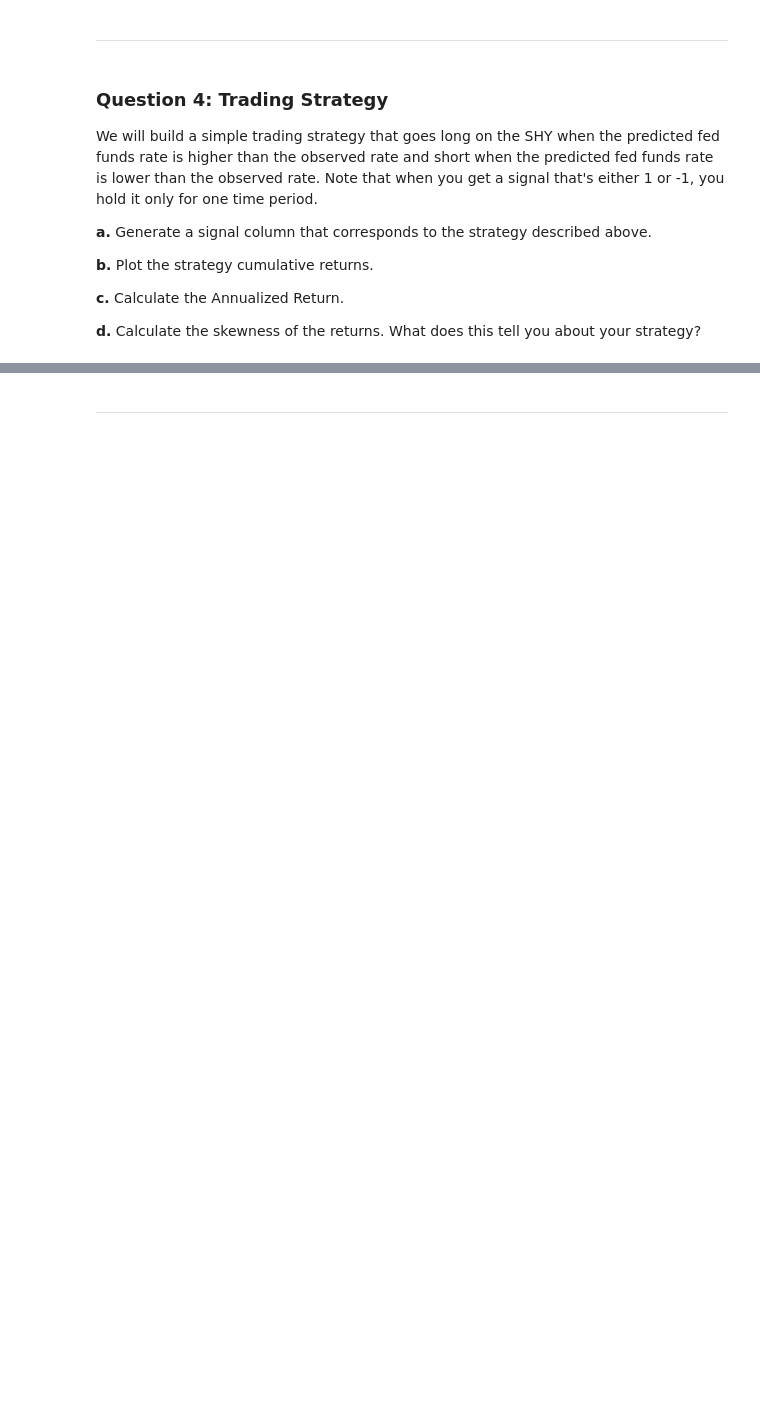
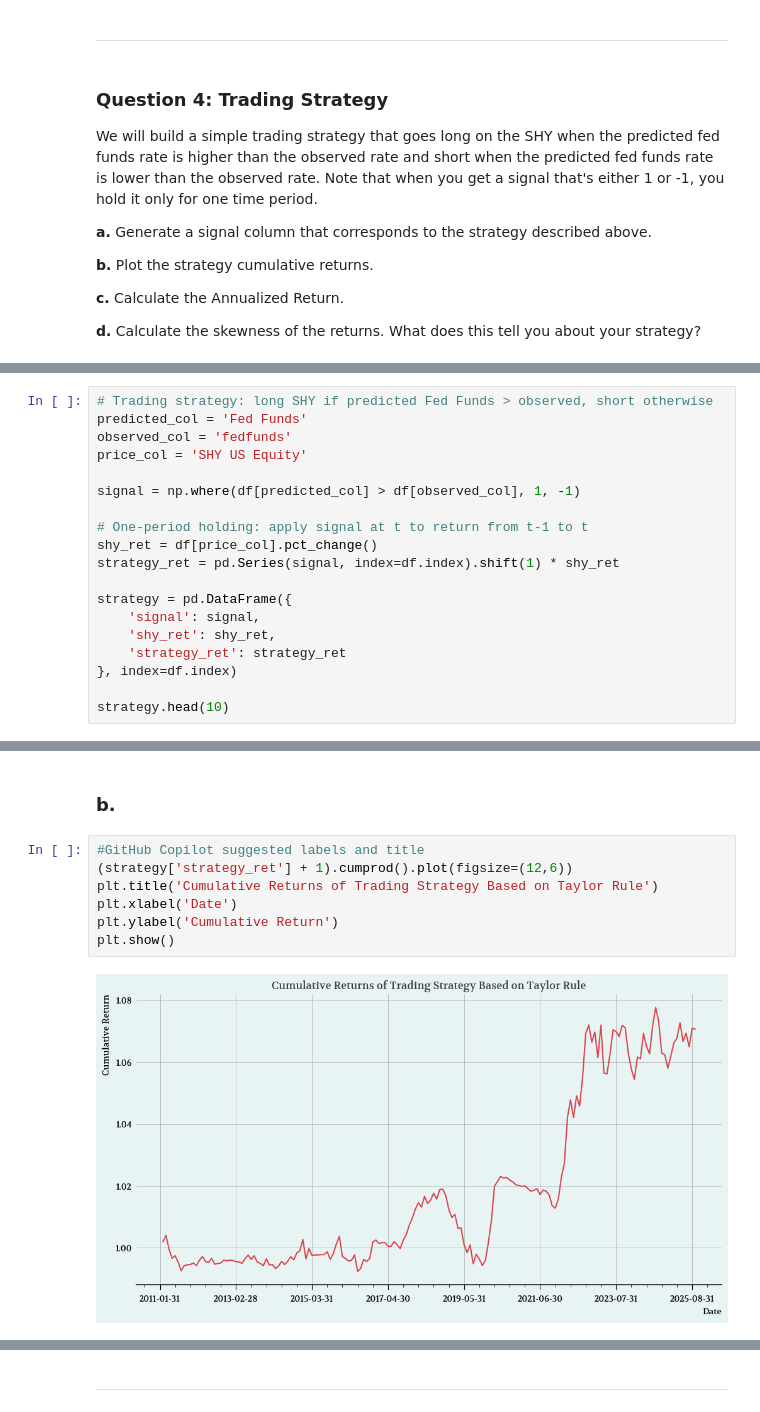
Before and after one commit to JWilliams2001-hub/forecasting_assigment2a, a Jupyter notebook: Econ 409 and 442B Assignment 2.ipynb, the cells around one changed output, grey strips where cells are left out. Drawn from its saved outputs; the diff is of its cells as text; blank space fills up the shorter version.

```diff
--- a/Econ 409 and 442B Assignment 2.ipynb
+++ b/Econ 409 and 442B Assignment 2.ipynb
@@ -285,0 +420,19 @@ We will build a simple trading strategy that goes long on the SHY when the predi
+# %%
+# Trading strategy: long SHY if predicted Fed Funds > observed, short otherwise
+predicted_col = 'Fed Funds'
+observed_col = 'fedfunds'
+price_col = 'SHY US Equity'
+
+signal = np.where(df[predicted_col] > df[observed_col], 1, -1)
+
+# One-period holding: apply signal at t to return from t-1 to t
+shy_ret = df[price_col].pct_change()
+strategy_ret = pd.Series(signal, index=df.index).shift(1) * shy_ret
+
+strategy = pd.DataFrame({
+    'signal': signal,
+    'shy_ret': shy_ret,
+    'strategy_ret': strategy_ret
+}, index=df.index)
+
+strategy.head(10)
@@ -285,0 +452,11 @@ We will build a simple trading strategy that goes long on the SHY when the predi
+# %% [markdown]
+### **b.**
+# %%
+#GitHub Copilot suggested labels and title
+(strategy['strategy_ret'] + 1).cumprod().plot(figsize=(12,6))
+plt.title('Cumulative Returns of Trading Strategy Based on Taylor Rule')
+plt.xlabel('Date')
+plt.ylabel('Cumulative Return')
+plt.show()
+# %% [output]
+[figure, added]
```
Also changed, not shown: parts of 33 cells of this notebook.
